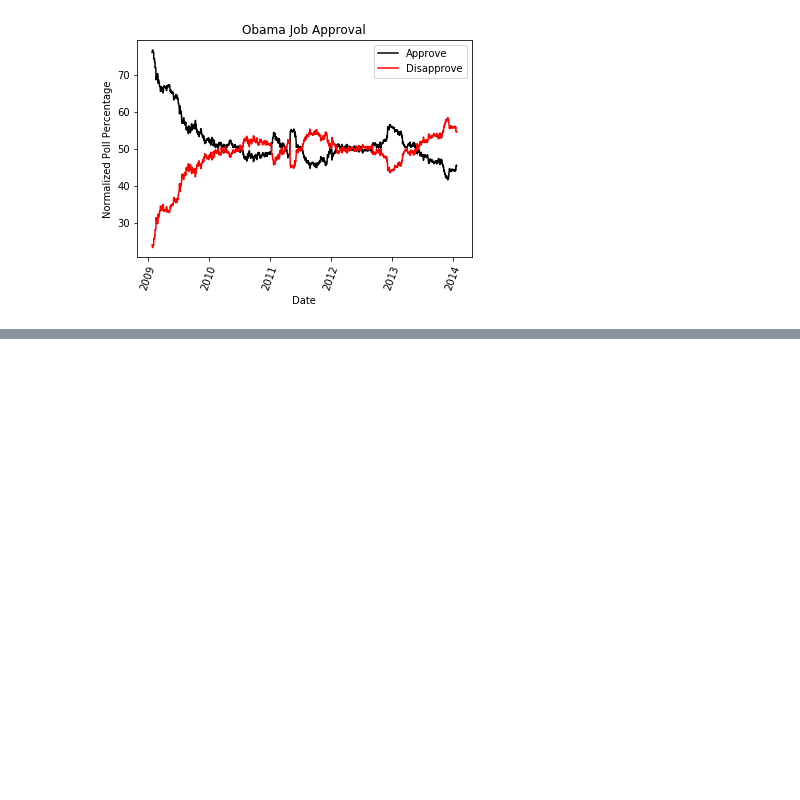
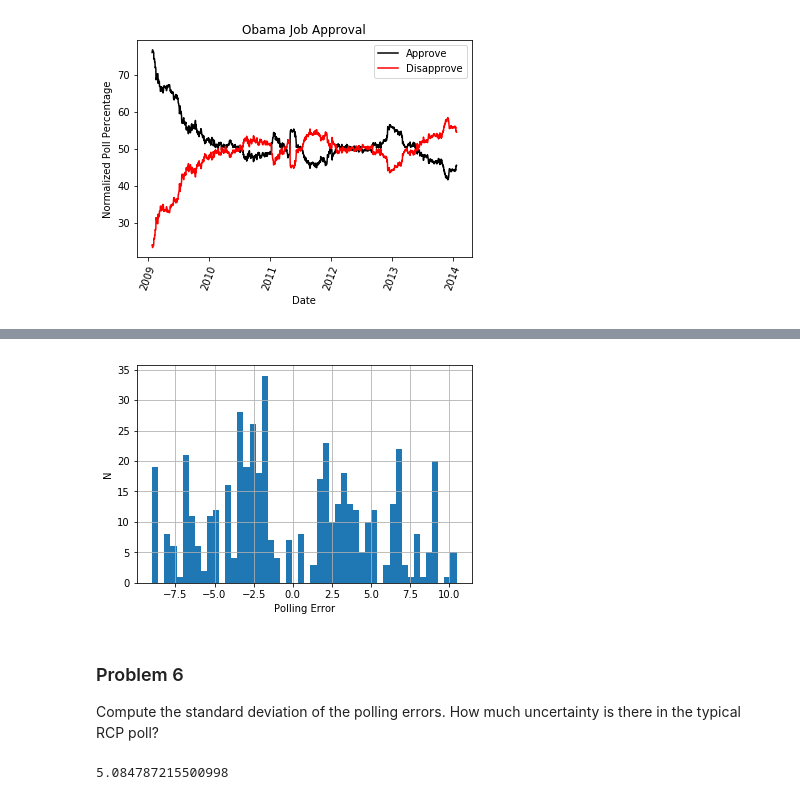
Before and after one commit to whiskey0705/cs109, a Jupyter notebook: hw2013/hw1/hw1.ipynb, the cells around one changed output, grey strips where cells are left out. Saved outputs shown, nothing was run; the diff lists cells and outputs as text; code cells hidden in the pictures; blank space fills up the shorter version.

```diff
--- a/hw2013/hw1/hw1.ipynb
+++ b/hw2013/hw1/hw1.ipynb
@@ -241,0 +564,25 @@ plt.title("Obama Job Approval");
+# %%
+"""
+function
+---------
+all_error_data
+
+Calls error_data on all races from find_governer_races(page),
+and concatenates into a single DataFrame
+
+Parameters
+-----------
+None
+
+Examples
+--------
+df = all_error_data()
+"""
+#your code here
+
+def all_error_data():
+    data = [error_data(race_page) for race_page in find_governor_races(page)]
+    return pd.concat(data, ignore_index=True)
+# %%
+errors = all_error_data()
+errors.head()
@@ -241,0 +596,14 @@ plt.title("Obama Job Approval");
+# %%
+errors.error.hist(bins=50)
+plt.xlabel("Polling Error")
+plt.ylabel('N');
+# %% [output]
+[figure, added]
+# %% [markdown]
+### Problem 6
+
+Compute the standard deviation of the polling errors. How much uncertainty is there in the typical RCP poll?
+# %%
+errors['error'].std()
+# %% [output]
+5.084787215500998
```
Also changed, not shown: parts of 25 cells of this notebook.
